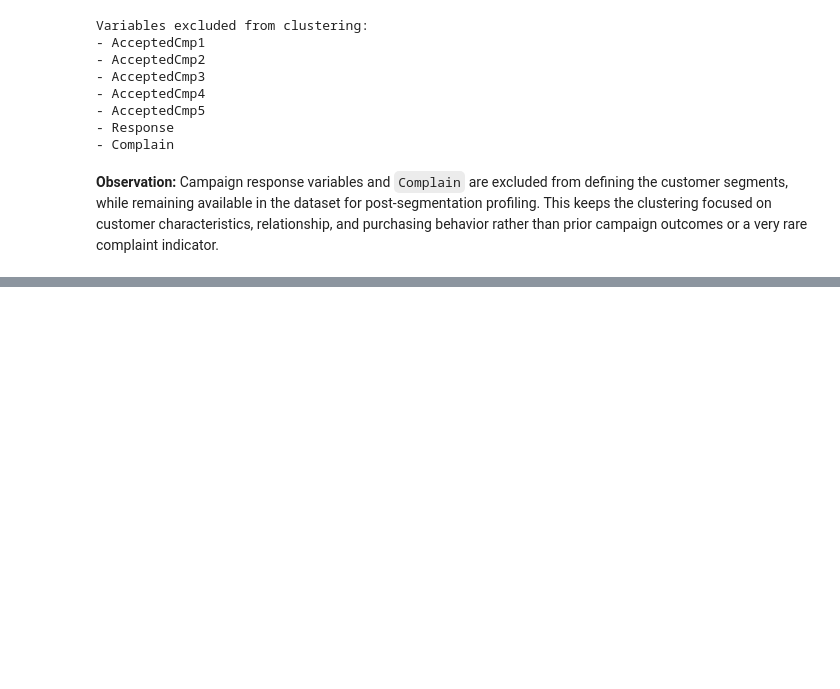
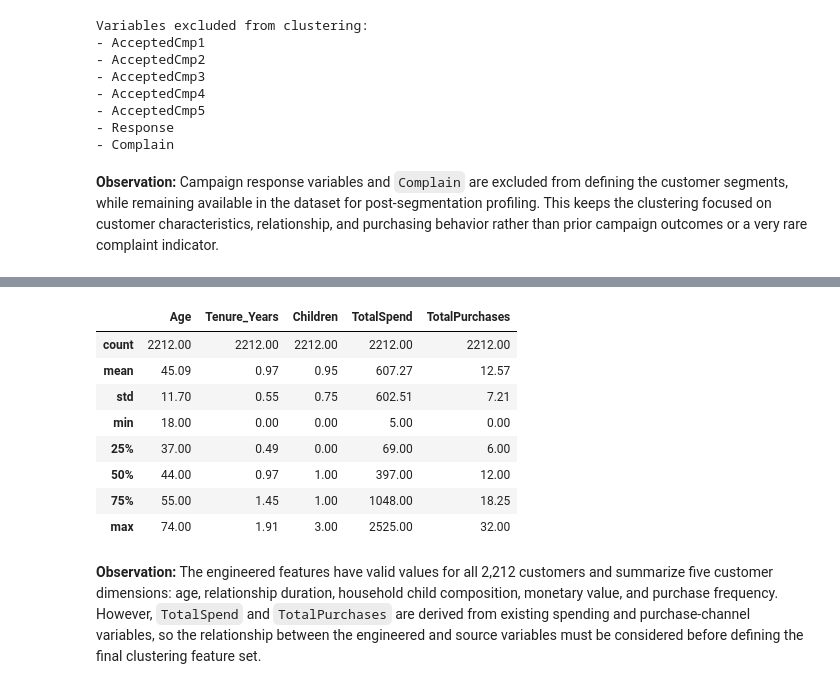
Before and after one commit to arwendy123/customer-segmentation-analysis, a Jupyter notebook: notebook/customer_segmentation.ipynb, the cells around one changed output, grey strips where cells are left out. Saved outputs shown, nothing was run; the diff lists cells and outputs as text; code cells hidden in the pictures; blank space fills up the shorter version.

Commit message:
feat: add customer feature engineering

```diff
--- a/notebook/customer_segmentation.ipynb
+++ b/notebook/customer_segmentation.ipynb
@@ -562,0 +624,6 @@ Variables excluded from clustering:
+# %%
+df['Children'] = df['Kidhome'] + df['Teenhome']
+
+print(f'Minimum children : {df["Children"].min()}')
+print(f'Median children  : {df["Children"].median():.0f}')
+print(f'Maximum children : {df["Children"].max()}')
@@ -562,0 +646,25 @@ Variables excluded from clustering:
+# %%
+spending_features = [
+    'MntWines',
+    'MntFruits',
+    'MntMeatProducts',
+    'MntFishProducts',
+    'MntSweetProducts',
+    'MntGoldProds'
+]
+
+purchase_channel_features = [
+    'NumWebPurchases',
+    'NumCatalogPurchases',
+    'NumStorePurchases'
+]
+
+df['TotalSpend'] = df[spending_features].sum(axis=1)
+
+df['TotalPurchases'] = df[purchase_channel_features].sum(axis=1)
+
+print('TotalSpend')
+print(df['TotalSpend'].describe().round(2))
+
+print('\nTotalPurchases')
+print(df['TotalPurchases'].describe().round(2))
@@ -562,0 +699,22 @@ Variables excluded from clustering:
+# %%
+engineered_features = [
+    'Age',
+    'Tenure_Years',
+    'Children',
+    'TotalSpend',
+    'TotalPurchases'
+]
+
+df[engineered_features].describe().round(2)
+# %% [output]
+|  | Age | Tenure_Years | Children | TotalSpend | TotalPurchases |
+| count | 2212.00 | 2212.00 | 2212.00 | 2212.00 | 2212.00 |
+| mean | 45.09 | 0.97 | 0.95 | 607.27 | 12.57 |
+| std | 11.70 | 0.55 | 0.75 | 602.51 | 7.21 |
+| min | 18.00 | 0.00 | 0.00 | 5.00 | 0.00 |
+| 25% | 37.00 | 0.49 | 0.00 | 69.00 | 6.00 |
+| 50% | 44.00 | 0.97 | 1.00 | 397.00 | 12.00 |
+| 75% | 55.00 | 1.45 | 1.00 | 1048.00 | 18.25 |
+| max | 74.00 | 1.91 | 3.00 | 2525.00 | 32.00 |
+# %% [markdown]
+**Observation:** The engineered features have valid values for all 2,212 customers and summarize five customer dimensions: age, relationship duration, household child composition, monetary value, and purchase frequency. However, `TotalSpend` and `TotalPurchases` are derived from existing spending and purchase-channel variables, so the relationship between the engineered and source variables must be considered before defining the final clustering feature set.
```
Also changed, not shown: parts of 20 cells of this notebook.
